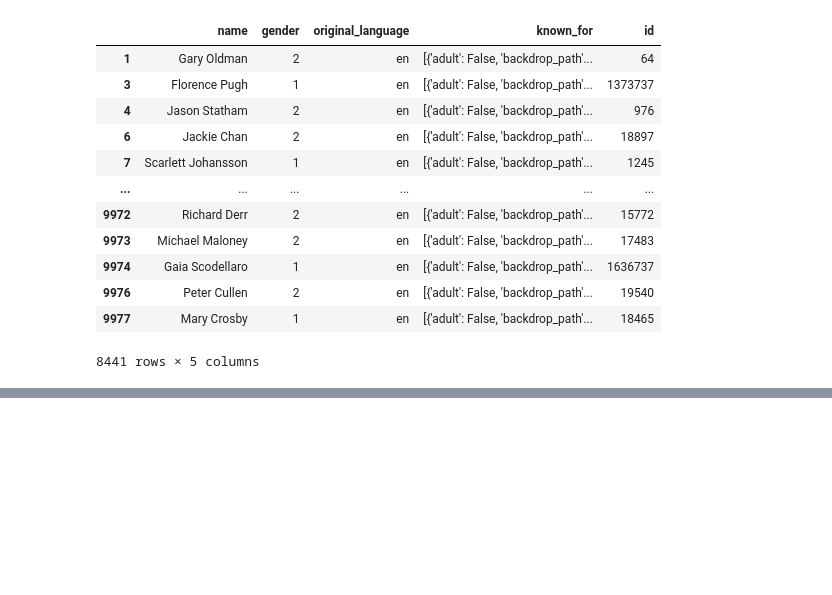
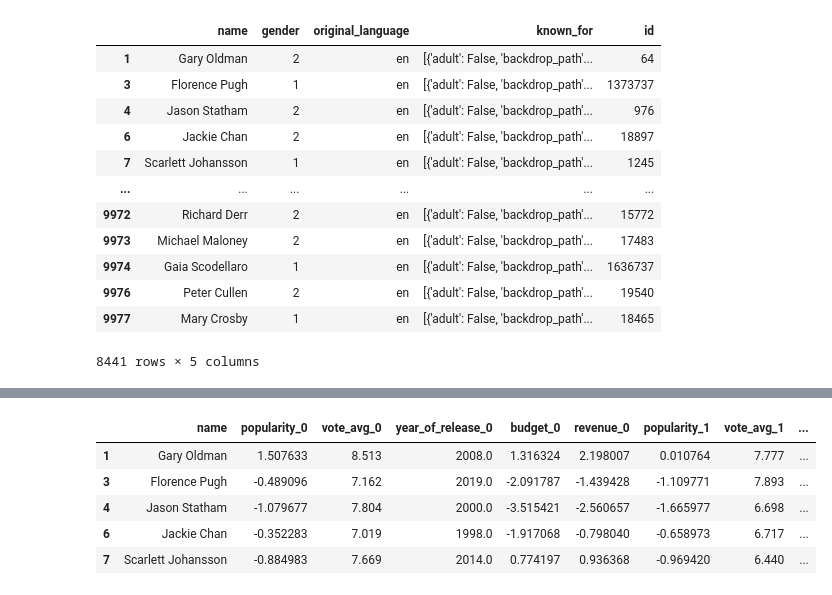
Before and after one commit to epfl-ada/ada-2023-project-cinemada, a Jupyter notebook: Main_analysis/fame_prediction.ipynb, the cells around one changed output, grey strips where cells are left out. Cells and saved outputs as stored; diff of their text form; code cells hidden in the pictures; blank space fills up the shorter version.

```diff
--- a/Main_analysis/fame_prediction.ipynb
+++ b/Main_analysis/fame_prediction.ipynb
@@ -109,0 +128,37 @@ actors_df.to_csv('../Data/preprocessed_data/embedding_db.csv', index=False)
+# %%
+# time-scaling for budget
+def find_mean_std(column_to_scale, year_column):
+    actors_df_filtered = actors_df[actors_df[column_to_scale] > 0]
+    mean_db = actors_df_filtered.groupby(year_column)[column_to_scale].mean()
+    std_db = actors_df_filtered.groupby(year_column)[column_to_scale].std()
+    return mean_db, std_db
+
+def normalize(x, column_to_scale, year_column, mean_db, std_db):
+    EPS = 0.001
+    year = x[year_column]
+    if year in mean_db:
+        return (x[column_to_scale] - mean_db[year]) / max(std_db[year], EPS)
+    return 0.
+# %%
+year_columns = ["year_of_release_0", "year_of_release_1", "year_of_release_2"]
+numerical_columns = ["popularity", "budget", "revenue"]
+
+for i, year_column in enumerate(year_columns):
+    columns_to_scale = [x + "_" + str(i) for x in numerical_columns]
+    for column_to_scale in columns_to_scale:
+        mean_db, std_db = find_mean_std(column_to_scale, year_column)
+        actors_df[column_to_scale] = actors_df.apply(normalize,
+                                                    column_to_scale=column_to_scale,
+                                                    year_column=year_column,
+                                                    mean_db=mean_db,
+                                                    std_db=std_db,
+                                                    axis=1)
+# %%
+actors_df.head()
+# %% [output]
+|  | name | popularity_0 | vote_avg_0 | year_of_release_0 | budget_0 | revenue_0 | popularity_1 | vote_avg_1 | ... |
+| 1 | Gary Oldman | 1.507633 | 8.513 | 2008.0 | 1.316324 | 2.198007 | 0.010764 | 7.777 | ... |
+| 3 | Florence Pugh | -0.489096 | 7.162 | 2019.0 | -2.091787 | -1.439428 | -1.109771 | 7.893 | ... |
+| 4 | Jason Statham | -1.079677 | 7.804 | 2000.0 | -3.515421 | -2.560657 | -1.665977 | 6.698 | ... |
+| 6 | Jackie Chan | -0.352283 | 7.019 | 1998.0 | -1.917068 | -0.798040 | -0.658973 | 6.717 | ... |
+| 7 | Scarlett Johansson | -0.884983 | 7.669 | 2014.0 | 0.774197 | 0.936368 | -0.969420 | 6.440 | ... |
```
Also changed, not shown: parts of 7 cells of this notebook, 1 other file.
